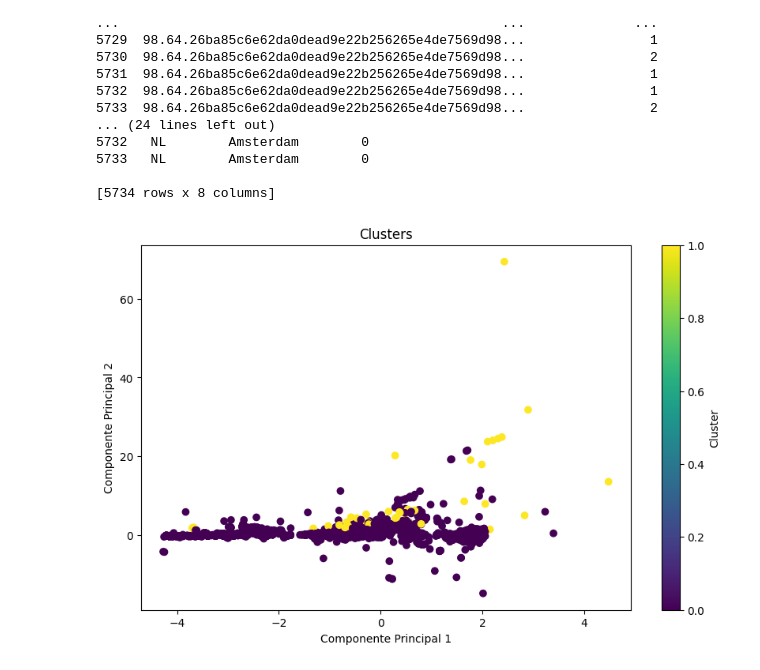
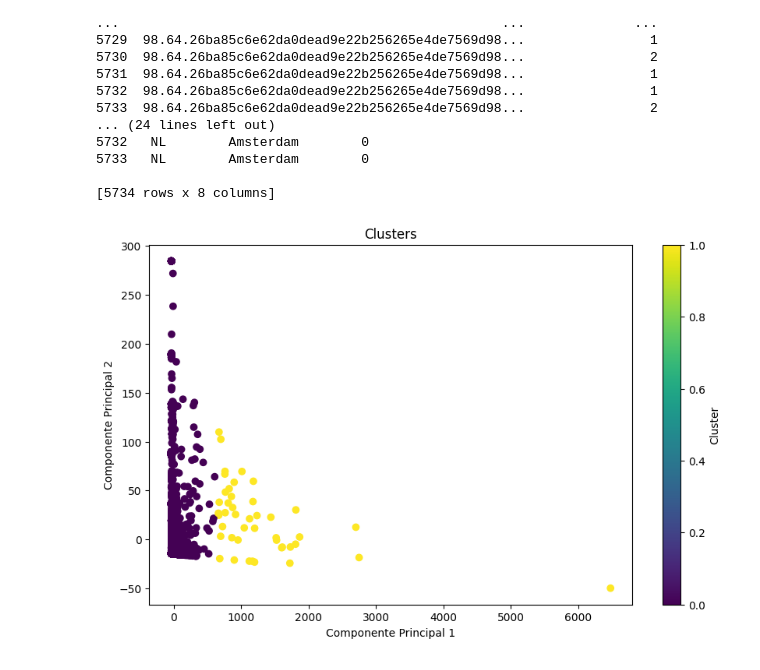
Before and after one commit to pdrmglc/deteccao-ataques, a Jupyter notebook: case_gocache.ipynb, the cells around one changed output. Cells and saved outputs as stored; diff of their text form; code cells hidden in the pictures.

```diff
--- a/case_gocache.ipynb
+++ b/case_gocache.ipynb
@@ -246,18 +246,18 @@ print(df_agrupado)
 # %%
 # Redução de dimensionalidade
 pca = PCA(n_components=2)
-X_pca = pca.fit_transform(X_scaled)
+X_pca = pca.fit_transform(X_imputed)
 
 # Visualização dos clusters
 plt.figure(figsize=(10, 6))
 plt.scatter(X_pca[:, 0], X_pca[:, 1], c=df_agrupado['cluster'])
 plt.xlabel('Componente Principal 1')
 plt.ylabel('Componente Principal 2')
 plt.title('Clusters')
 plt.colorbar(label='Cluster')
 plt.show()
 # %% [output]
-[figure, old version]
+[figure, new version]
 # %%
 df_agrupado[df_agrupado['cluster'] == 1]
 # %% [output]
```
